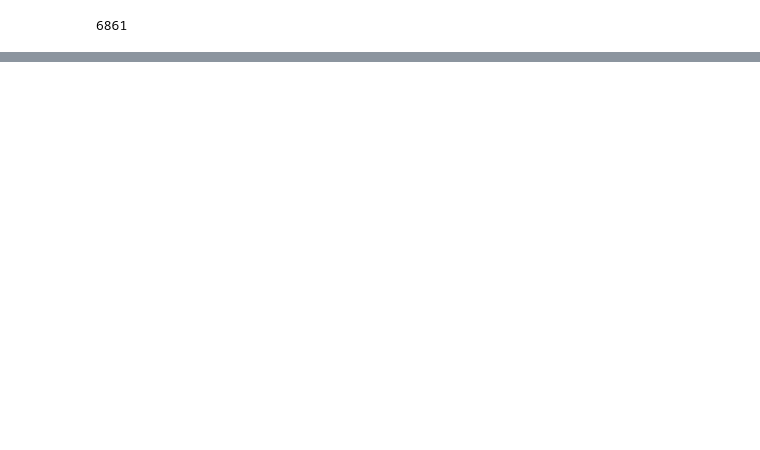
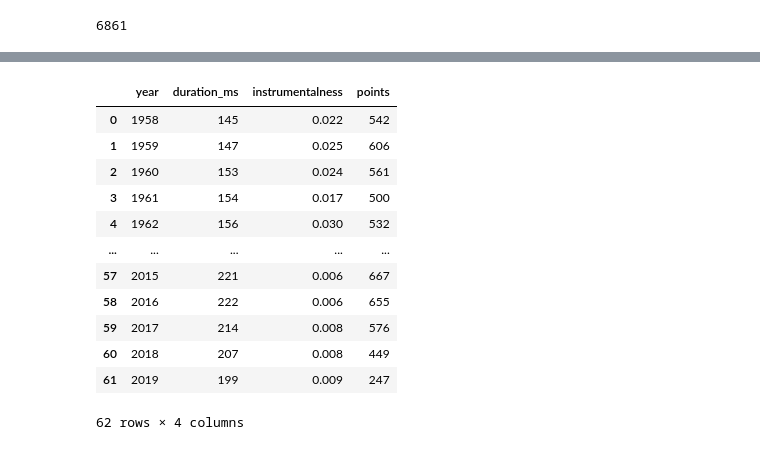
Before and after one commit to luizacbcampos/MIR_Project, a Jupyter notebook: MIR/analise_inicial.ipynb, the cells around one changed output, grey strips where cells are left out. Saved outputs shown, nothing was run; the diff lists cells and outputs as text; code cells hidden in the pictures; blank space fills up the shorter version.

```diff
--- a/MIR/analise_inicial.ipynb
+++ b/MIR/analise_inicial.ipynb
@@ -27,0 +100,22 @@ peak_rank 	points 	year 	artist_name 	weeks_charted_all_time 	gender_x 	genre
+# %%
+aux = dfa[['duration_ms', 'instrumentalness', 'points', 'year']].groupby('year').mean().reset_index()
+aux['duration_ms'] = aux['duration_ms'] / 1000
+aux['duration_ms'] = aux['duration_ms'].astype(int)
+aux['points'] = aux['points'].astype(int)
+aux['instrumentalness'] = aux['instrumentalness'].round(3)
+aux.to_csv('dr_inst_pt_year.csv', sep=';', index=False)
+aux
+# %% [output]
+|  | year | duration_ms | instrumentalness | points |
+| 0 | 1958 | 145 | 0.022 | 542 |
+| 1 | 1959 | 147 | 0.025 | 606 |
+| 2 | 1960 | 153 | 0.024 | 561 |
+| 3 | 1961 | 154 | 0.017 | 500 |
+| 4 | 1962 | 156 | 0.030 | 532 |
+| ... | ... | ... | ... | ... |
+| 57 | 2015 | 221 | 0.006 | 667 |
+| 58 | 2016 | 222 | 0.006 | 655 |
+| 59 | 2017 | 214 | 0.008 | 576 |
+| 60 | 2018 | 207 | 0.008 | 449 |
+| 61 | 2019 | 199 | 0.009 | 247 |
+62 rows × 4 columns
```
Also changed, not shown: parts of 9 cells of this notebook, 5 other files.
